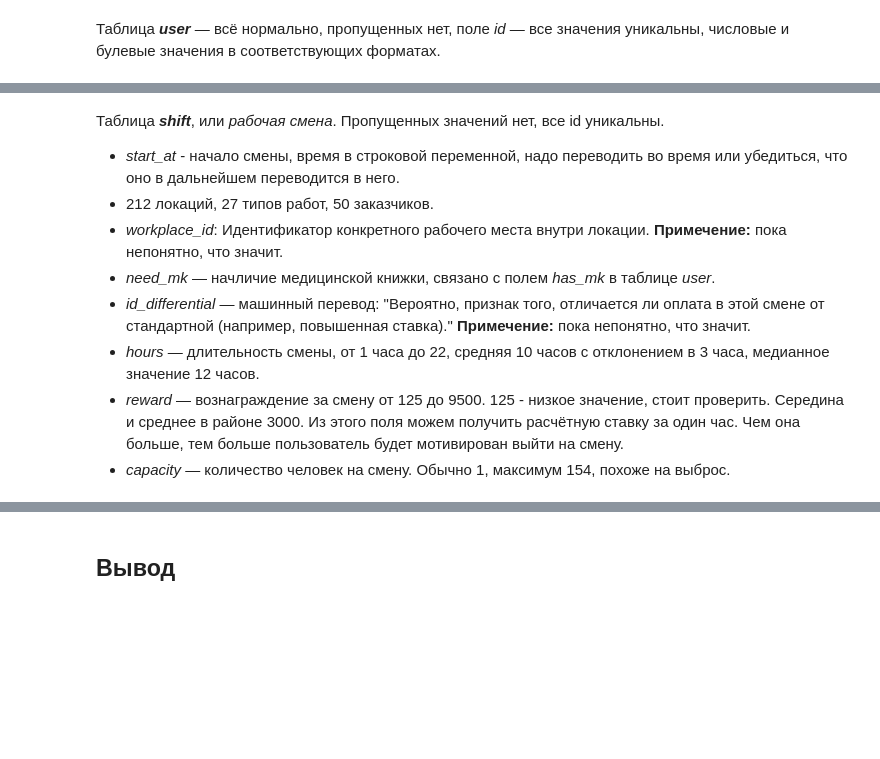
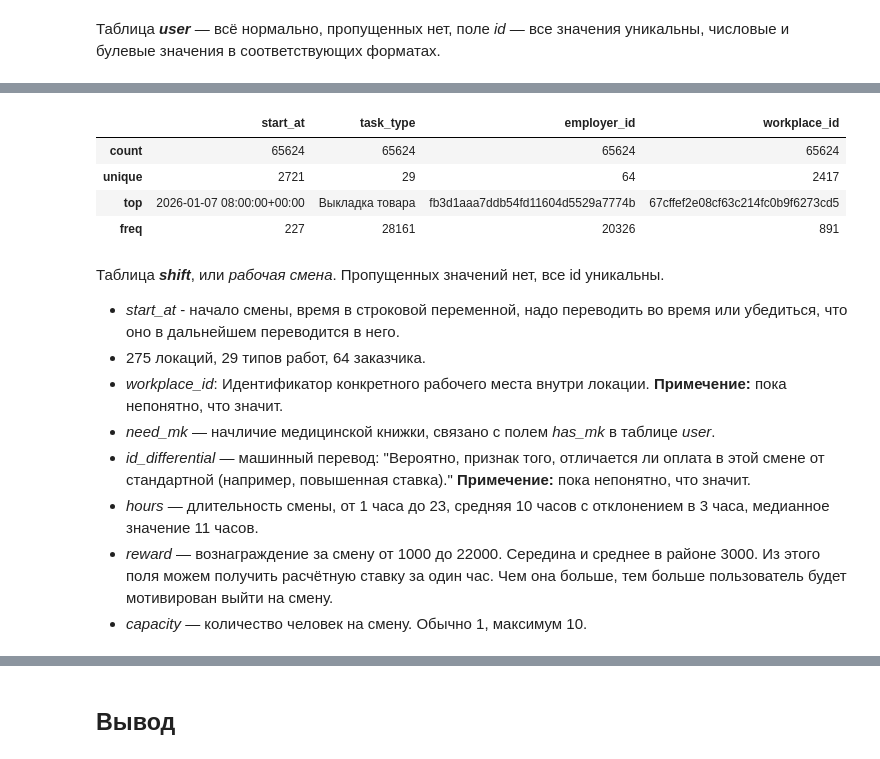
Before and after one commit to iTonyJah/ml-hackathon, a Jupyter notebook: notebooks/eda/01_eda_baseline_anton.ipynb, the cells around one changed output, grey strips where cells are left out. Saved outputs shown, nothing was run; the diff lists cells and outputs as text; code cells hidden in the pictures; blank space fills up the shorter version.

```diff
--- a/notebooks/eda/01_eda_baseline_anton.ipynb
+++ b/notebooks/eda/01_eda_baseline_anton.ipynb
@@ -70,13 +163,21 @@ df.describe()
+# %%
+shift.describe(include=str)
+# %% [output]
+|  | start_at | task_type | employer_id | workplace_id |
+| count | 65624 | 65624 | 65624 | 65624 |
+| unique | 2721 | 29 | 64 | 2417 |
+| top | 2026-01-07 08:00:00+00:00 | Выкладка товара | fb3d1aaa7ddb54fd11604d5529a7774b | 67cffef2e08cf63c214fc0b9f6273cd5 |
+| freq | 227 | 28161 | 20326 | 891 |
 # %% [markdown]
 Таблица ***shift***, или *рабочая смена*. Пропущенных значений нет, все id уникальны.
 
 * *start_at* - начало смены,  время в строковой переменной, надо переводить во время или убедиться, что оно в дальнейшем переводится в него.
-* 212 локаций, 27 типов работ, 50 заказчиков.
+* 275 локаций, 29 типов работ, 64 заказчика.
 * *workplace_id*: Идентификатор конкретного рабочего места внутри локации. **Примечение:** пока непонятно, что значит.
 * *need_mk* — начличие медицинской книжки, связано с полем *has_mk* в таблице *user*.
 * *id_differential* — машинный перевод: "Вероятно, признак того, отличается ли оплата в этой смене от стандартной (например, повышенная ставка)." **Примечение:** пока непонятно, что значит.
-* *hours* — длительность смены, от 1 часа до 22, средняя 10 часов с отклонением в 3 часа, медианное значение 12 часов.
-* *reward* — вознаграждение за смену от 125 до 9500. 125 - низкое значение, стоит проверить. Середина и среднее в районе 3000. Из этого поля можем получить расчётную ставку за один час. Чем она больше, тем больше пользователь будет мотивирован выйти на смену.
-* *capacity* — количество человек на смену. Обычно 1, максимум 154, похоже на выброс.
+* *hours* — длительность смены, от 1 часа до 23, средняя 10 часов с отклонением в 3 часа, медианное значение 11 часов.
+* *reward* — вознаграждение за смену от 1000 до 22000. Середина и среднее в районе 3000. Из этого поля можем получить расчётную ставку за один час. Чем она больше, тем больше пользователь будет мотивирован выйти на смену.
+* *capacity* — количество человек на смену. Обычно 1, максимум 10.
 # %%
 event
```
Also changed, not shown: parts of 15 cells of this notebook.
